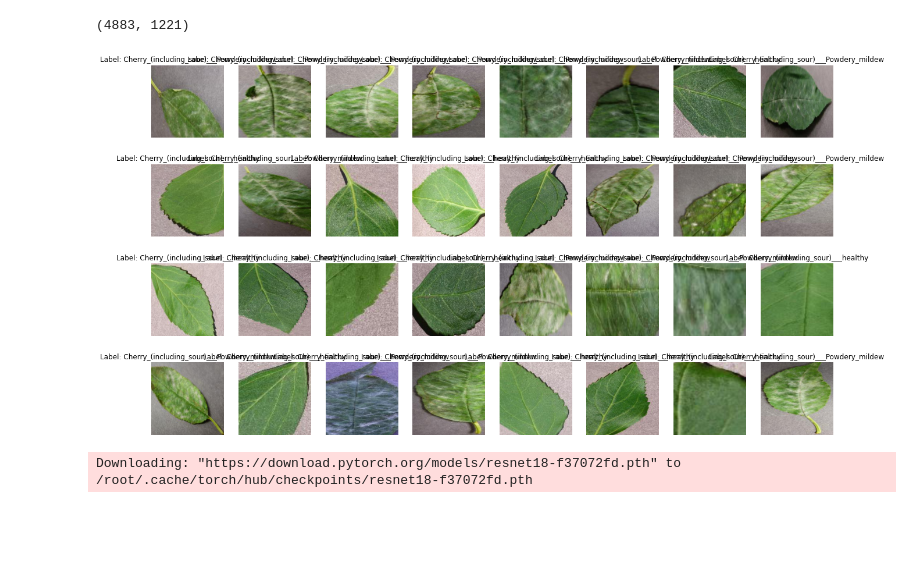
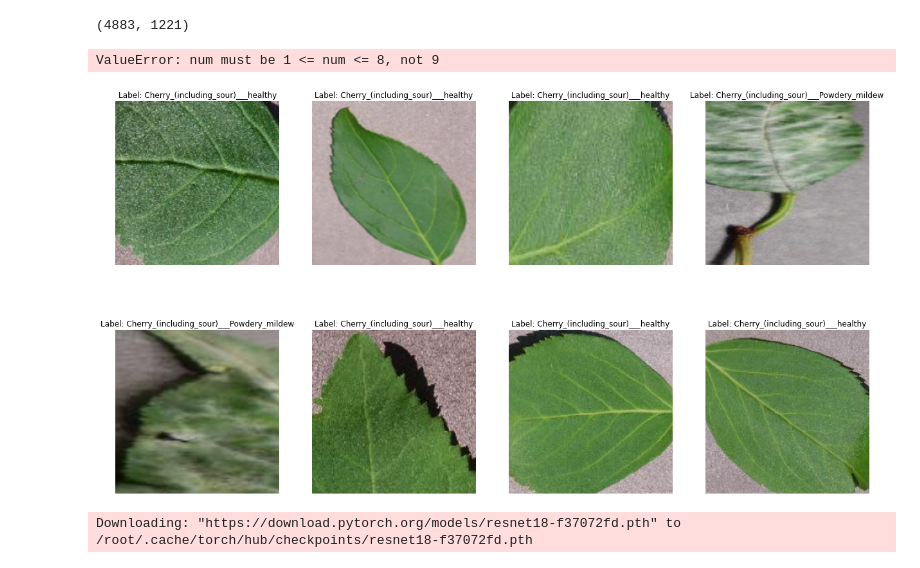
Before and after one commit to Manjuphoenix/ML_team_buzz, a Jupyter notebook: custom-model-training-vgg16.ipynb, the cells around one changed output. Drawn from its saved outputs; the diff is of its cells as text; code cells hidden in the pictures; blank space fills up the shorter version.

```diff
--- a/custom-model-training-vgg16.ipynb
+++ b/custom-model-training-vgg16.ipynb
@@ -80,35 +80,36 @@ val_loader=DataLoader(val_set, batch_size=BATCH_SIZE)
 # %%
 def showimages(imgs,actual_lbls,pred_lbls=None):
 
   fig = plt.figure(figsize=(21,12))
 
   for i,img in enumerate(imgs):
 
-    fig.add_subplot(4,8, i+1)
+    fig.add_subplot(2, 4, i+1)
     y=actual_lbls[i]
 
     if pred_lbls!=None:
       y_pre=pred_lbls[i]
       title="prediction: {0}\nlabel:{1}".format(dataset.classes[y],dataset.classes[y_pre])
     else:
       title="Label: {0}".format(dataset.classes[y])
 
     plt.title(title)
     img = img.numpy().transpose((1, 2, 0))
     mean = np.array([0.485, 0.456, 0.406])
     std = np.array([0.229, 0.224, 0.225])
     img = std * img + mean
     img = np.clip(img, 0, 1)
     plt.axis("off")
     plt.imshow(img)
 
 plt.show()
 
 inputs, classes = next(iter(train_loader))
 
 showimages(inputs,classes)
 # %% [output]
+ValueError: num must be 1 <= num <= 8, not 9
-[figure, old version]
+[figure, new version]
 # %%
 def train(model,loss_fn,dataloader,optimizer,epoch):
   print('\nEpoch : %d'%epoch)
```
Also changed, not shown: parts of 4 cells of this notebook.
